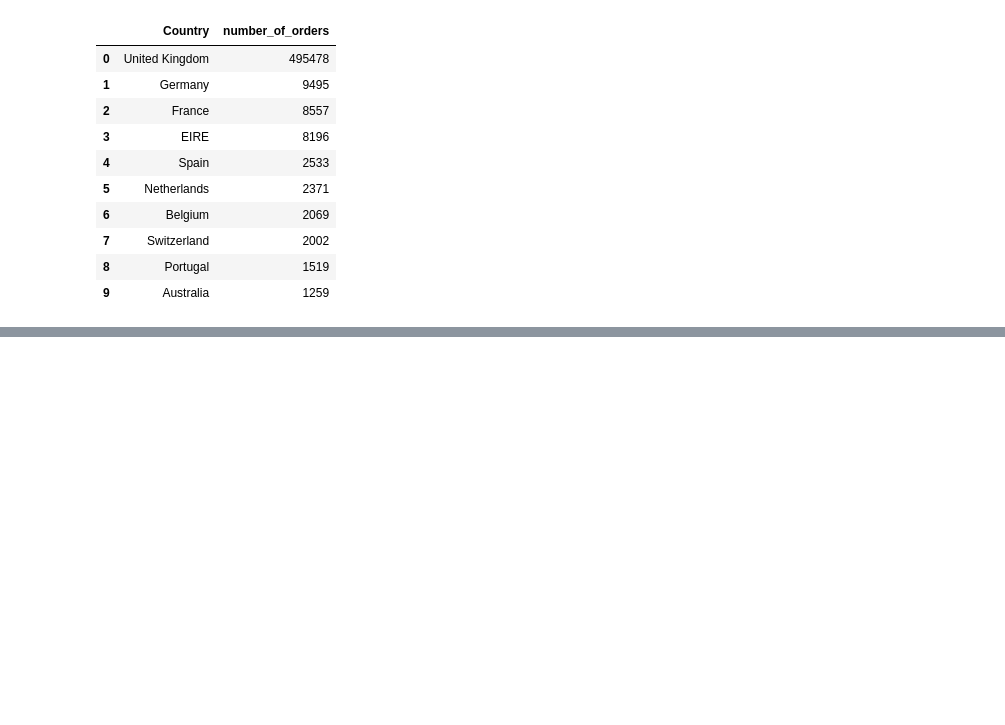
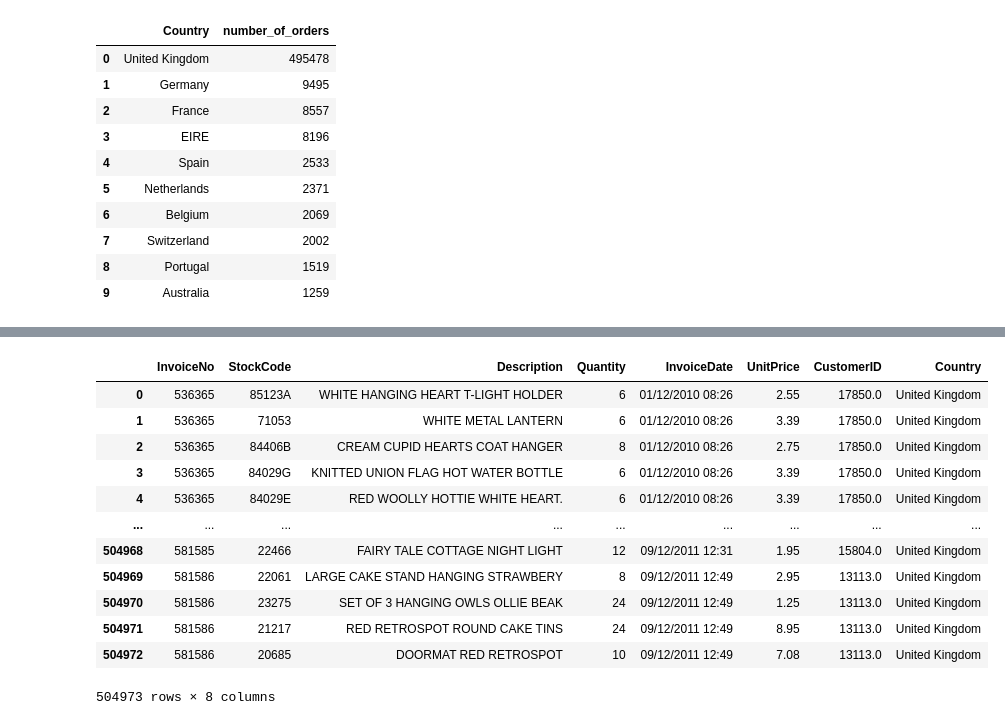
Before and after one commit to Danammadhunika/ml-journey, a Jupyter notebook: project_03_ecommerce_sql/notebooks/ecommerce_sql_analysis.ipynb, the cells around one changed output, grey strips where cells are left out. Drawn from its saved outputs; the diff is of its cells as text; code cells hidden in the pictures; blank space fills up the shorter version.

```diff
--- a/project_03_ecommerce_sql/notebooks/ecommerce_sql_analysis.ipynb
+++ b/project_03_ecommerce_sql/notebooks/ecommerce_sql_analysis.ipynb
@@ -214,0 +297,42 @@ Top 10 countries by number of orders:
+# %%
+# ============================================
+# QUERY 7 — WHERE with OR condition
+# Business Question: Show orders from UK or Germany
+# ============================================
+
+# OR means EITHER condition can be true
+# If Country is UK → include the row
+# If Country is Germany → include the row
+# Both countries end up in the result!
+
+# AND vs OR:
+# AND → both must match → fewer results  (more strict)
+# OR  → either can match → more results  (more relaxed)
+
+# SQL equivalent in Pandas:
+# df[(df['Country'] == 'United Kingdom') | (df['Country'] == 'Germany')]
+
+# Result: 504,973 rows — UK (495,478) + Germany (9,495) combined!
+
+query = """
+SELECT *
+FROM orders
+WHERE Country = 'United Kingdom'
+OR Country = 'Germany'
+"""
+result = pd.read_sql_query(query, conn)
+result
+# %% [output]
+|  | InvoiceNo | StockCode | Description | Quantity | InvoiceDate | UnitPrice | CustomerID | Country |
+| 0 | 536365 | 85123A | WHITE HANGING HEART T-LIGHT HOLDER | 6 | 01/12/2010 08:26 | 2.55 | 17850.0 | United Kingdom |
+| 1 | 536365 | 71053 | WHITE METAL LANTERN | 6 | 01/12/2010 08:26 | 3.39 | 17850.0 | United Kingdom |
+| 2 | 536365 | 84406B | CREAM CUPID HEARTS COAT HANGER | 8 | 01/12/2010 08:26 | 2.75 | 17850.0 | United Kingdom |
+| 3 | 536365 | 84029G | KNITTED UNION FLAG HOT WATER BOTTLE | 6 | 01/12/2010 08:26 | 3.39 | 17850.0 | United Kingdom |
+| 4 | 536365 | 84029E | RED WOOLLY HOTTIE WHITE HEART. | 6 | 01/12/2010 08:26 | 3.39 | 17850.0 | United Kingdom |
+| ... | ... | ... | ... | ... | ... | ... | ... | ... |
+| 504968 | 581585 | 22466 | FAIRY TALE COTTAGE NIGHT LIGHT | 12 | 09/12/2011 12:31 | 1.95 | 15804.0 | United Kingdom |
+| 504969 | 581586 | 22061 | LARGE CAKE STAND HANGING STRAWBERY | 8 | 09/12/2011 12:49 | 2.95 | 13113.0 | United Kingdom |
+| 504970 | 581586 | 23275 | SET OF 3 HANGING OWLS OLLIE BEAK | 24 | 09/12/2011 12:49 | 1.25 | 13113.0 | United Kingdom |
+| 504971 | 581586 | 21217 | RED RETROSPOT ROUND CAKE TINS | 24 | 09/12/2011 12:49 | 8.95 | 13113.0 | United Kingdom |
+| 504972 | 581586 | 20685 | DOORMAT RED RETROSPOT | 10 | 09/12/2011 12:49 | 7.08 | 13113.0 | United Kingdom |
+504973 rows × 8 columns
```
Also changed, not shown: parts of 5 cells of this notebook, 2 other files.
